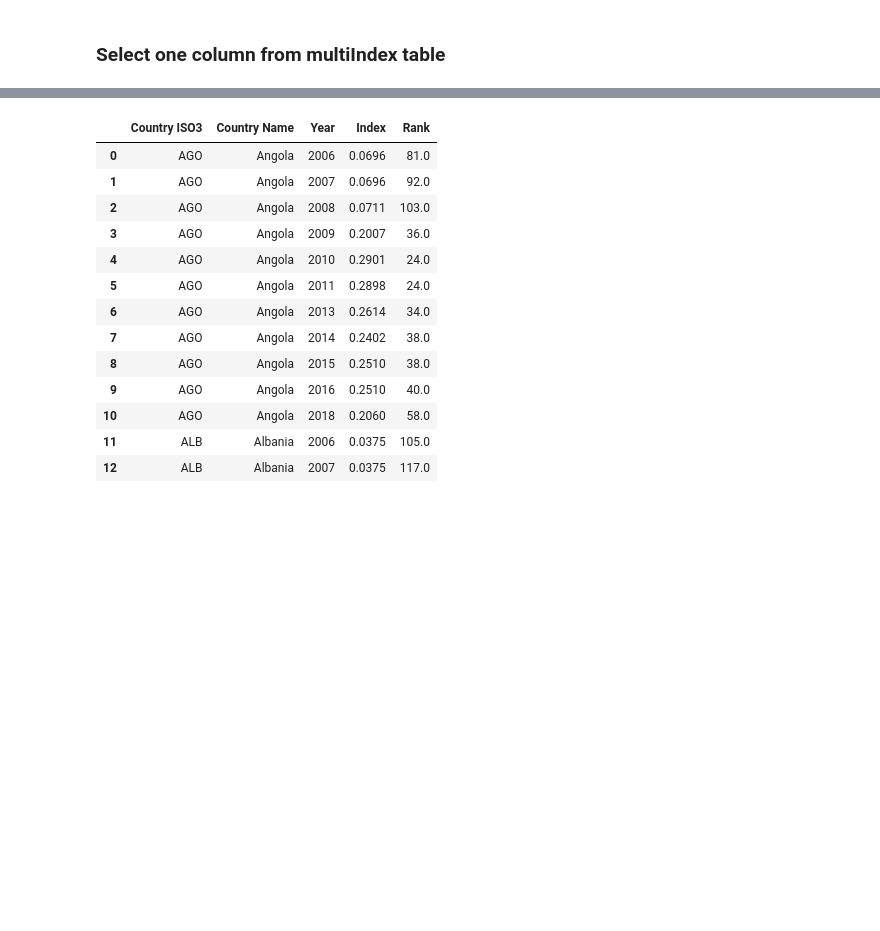
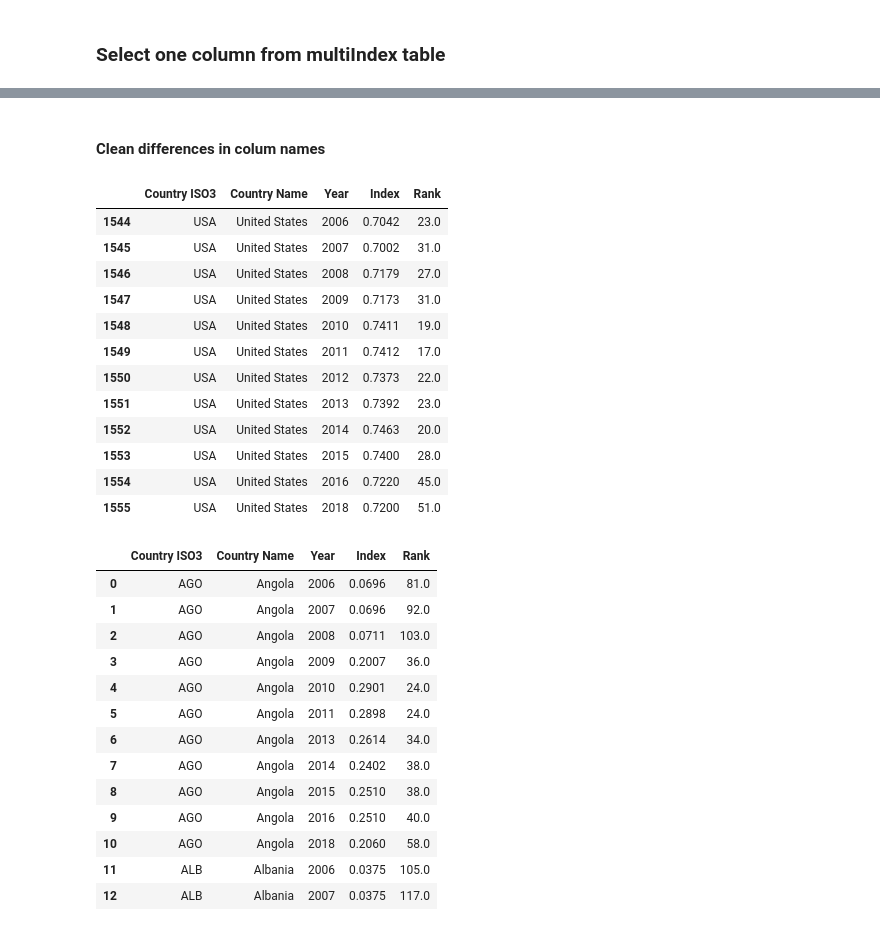
Before and after one commit to soniameller/equality-worldcup, a Jupyter notebook: resources/gender-ranking/gender-gap-dataset.ipynb, the cells around one changed output, grey strips where cells are left out. Cells and saved outputs as stored; diff of their text form; code cells hidden in the pictures; blank space fills up the shorter version.

```diff
--- a/resources/World Economic Forum’s rankings/gender-gap-dataset.ipynb
+++ b/resources/gender-ranking/gender-gap-dataset.ipynb
@@ -46,11 +46,10 @@ indicators
 # %% [markdown]
 ### Pivot table
 # %%
-pivot_gender_gap = pd.pivot_table(melted_gender_gap, index=['Country ISO3','Country Name','Year'],values=["Value"],columns=["Indicator","Subindicator Type"]).head(50)
+pivot_gender_gap = pd.pivot_table(melted_gender_gap, index=['Country ISO3','Country Name','Year'],values=["Value"],columns=["Indicator","Subindicator Type"])
 
 # This erases the first level of multiindex columns
 pivot_gender_gap.columns = pivot_gender_gap.columns.droplevel()
-
 pivot_gender_gap.head()
 # %% [output]
 |  |  | Indicator | Enrolment in primary education |  | Enrolment in secondary education |  | ... |
@@ -73,2 +74,2 @@ def df_by_indicator(indicator):
 # %%
-df_by_indicator('Overall Global Gender Gap Index').head(13)
+overall_global_gender_gap = df_by_indicator('Overall Global Gender Gap Index')
@@ -89,0 +76,73 @@ df_by_indicator('Overall Global Gender Gap Index').head(13)
+# %% [markdown]
+#### Clean differences in colum names
+# %%
+overall_global_gender_gap.loc[overall_global_gender_gap['Country ISO3'] == 'DEU','Country ISO3'] = "GER"
+overall_global_gender_gap.loc[overall_global_gender_gap['Country ISO3'] == 'AGO','Country ISO3'] = "ANG"
+overall_global_gender_gap.loc[overall_global_gender_gap['Country ISO3'] == 'NLD','Country ISO3'] = "NED"
+overall_global_gender_gap.loc[overall_global_gender_gap['Country ISO3'] == 'BHS','Country ISO3'] = "BAH"
+overall_global_gender_gap.loc[overall_global_gender_gap['Country ISO3'] == 'BGD','Country ISO3'] = "BAN"
+overall_global_gender_gap.loc[overall_global_gender_gap['Country ISO3'] == 'DZA','Country ISO3'] = "ALG"
+overall_global_gender_gap.loc[overall_global_gender_gap['Country ISO3'] == 'BTN','Country ISO3'] = "BHU"
+overall_global_gender_gap.loc[overall_global_gender_gap['Country ISO3'] == 'BTN','Country ISO3'] = "BHU"
+overall_global_gender_gap.loc[overall_global_gender_gap['Country ISO3'] == 'BWA','Country ISO3'] = "BOT"
+overall_global_gender_gap.loc[overall_global_gender_gap['Country ISO3'] == 'BRN','Country ISO3'] = "BRU"
+overall_global_gender_gap.loc[overall_global_gender_gap['Country ISO3'] == 'BGR','Country ISO3'] = "BUL"
+overall_global_gender_gap.loc[overall_global_gender_gap['Country ISO3'] == 'KHM','Country ISO3'] = "CAM"
+overall_global_gender_gap.loc[overall_global_gender_gap['Country ISO3'] == 'COD','Country ISO3'] = "CGO"
+overall_global_gender_gap.loc[overall_global_gender_gap['Country ISO3'] == 'CRI','Country ISO3'] = "CRC"
+overall_global_gender_gap.loc[overall_global_gender_gap['Country ISO3'] == 'CRI','Country ISO3'] = "HRV"
+overall_global_gender_gap.loc[overall_global_gender_gap['Country ISO3'] == 'DNK','Country ISO3'] = "DEN"
+overall_global_gender_gap.loc[overall_global_gender_gap['Country ISO3'] == 'GBR','Country ISO3'] = "ENG"
+overall_global_gender_gap.loc[overall_global_gender_gap['Country ISO3'] == 'FJI','Country ISO3'] = "FIJ"
+overall_global_gender_gap.loc[overall_global_gender_gap['Country ISO3'] == 'GMB','Country ISO3'] = "GAM"
+overall_global_gender_gap.loc[overall_global_gender_gap['Country ISO3'] == 'GRC','Country ISO3'] = "GRE"
+overall_global_gender_gap.loc[overall_global_gender_gap['Country ISO3'] == 'GTM','Country ISO3'] = "GUA"
+overall_global_gender_gap.loc[overall_global_gender_gap['Country ISO3'] == 'GIN','Country ISO3'] = "GUI"
+overall_global_gender_gap.loc[overall_global_gender_gap['Country ISO3'] == 'HND','Country ISO3'] = "HON"
+overall_global_gender_gap.loc[overall_global_gender_gap['Country ISO3'] == 'SAU','Country ISO3'] = "KSA"
+overall_global_gender_gap.loc[overall_global_gender_gap['Country ISO3'] == 'KWT','Country ISO3'] = "KUW"
+overall_global_gender_gap.loc[overall_global_gender_gap['Country ISO3'] == 'LSO','Country ISO3'] = "LES"
+overall_global_gender_gap.loc[overall_global_gender_gap['Country ISO3'] == 'ZWE','Country ISO3'] = "ZIM"
+overall_global_gender_gap.loc[overall_global_gender_gap['Country ISO3'] == 'ARE','Country ISO3'] = "UAE"
+overall_global_gender_gap.loc[overall_global_gender_gap['Country ISO3'] == 'CHE','Country ISO3'] = "SUI"
+overall_global_gender_gap.loc[overall_global_gender_gap['Country ISO3'] == 'CHL','Country ISO3'] = "CHI"
+overall_global_gender_gap.loc[overall_global_gender_gap['Country ISO3'] == 'HRV','Country ISO3'] = "CRO"
+overall_global_gender_gap.loc[overall_global_gender_gap['Country ISO3'] == 'LBN','Country ISO3'] = "LIB"
+overall_global_gender_gap.loc[overall_global_gender_gap['Country ISO3'] == 'LKA','Country ISO3'] = "SRI"
+overall_global_gender_gap.loc[overall_global_gender_gap['Country ISO3'] == 'MDG','Country ISO3'] = "MAD"
+overall_global_gender_gap.loc[overall_global_gender_gap['Country ISO3'] == 'MMR','Country ISO3'] = "MYA"
+overall_global_gender_gap.loc[overall_global_gender_gap['Country ISO3'] == 'MRT','Country ISO3'] = "MTN"
+overall_global_gender_gap.loc[overall_global_gender_gap['Country ISO3'] == 'MUS','Country ISO3'] = "MRI"
+overall_global_gender_gap.loc[overall_global_gender_gap['Country ISO3'] == 'MYS','Country ISO3'] = "MAS"
+overall_global_gender_gap.loc[overall_global_gender_gap['Country ISO3'] == 'NIC','Country ISO3'] = "NCA"
+overall_global_gender_gap.loc[overall_global_gender_gap['Country ISO3'] == 'NPL','Country ISO3'] = "NEP"
+overall_global_gender_gap.loc[overall_global_gender_gap['Country ISO3'] == 'OMN','Country ISO3'] = "OMA"
+overall_global_gender_gap.loc[overall_global_gender_gap['Country ISO3'] == 'PHL','Country ISO3'] = "PHI"
+overall_global_gender_gap.loc[overall_global_gender_gap['Country ISO3'] == 'PRT','Country ISO3'] = "POR"
+overall_global_gender_gap.loc[overall_global_gender_gap['Country ISO3'] == 'PRY','Country ISO3'] = "PAR"
+overall_global_gender_gap.loc[overall_global_gender_gap['Country ISO3'] == 'SGP','Country ISO3'] = "SIN"
+overall_global_gender_gap.loc[overall_global_gender_gap['Country ISO3'] == 'TCD','Country ISO3'] = "CHA"
+overall_global_gender_gap.loc[overall_global_gender_gap['Country ISO3'] == 'TGO','Country ISO3'] = "TOG"
+overall_global_gender_gap.loc[overall_global_gender_gap['Country ISO3'] == 'TTO','Country ISO3'] = "TRI"
+overall_global_gender_gap.loc[overall_global_gender_gap['Country ISO3'] == 'TZA','Country ISO3'] = "TAN"
+overall_global_gender_gap.loc[overall_global_gender_gap['Country ISO3'] == 'URY','Country ISO3'] = "URU"
+overall_global_gender_gap.loc[overall_global_gender_gap['Country ISO3'] == 'VNM','Country ISO3'] = "VIE"
+overall_global_gender_gap.loc[overall_global_gender_gap['Country ISO3'] == 'ZAF','Country ISO3'] = "RSA"
+overall_global_gender_gap.loc[overall_global_gender_gap['Country ISO3'] == 'ZMB','Country ISO3'] = "ZAM"
+
+
+overall_global_gender_gap[overall_global_gender_gap['Country ISO3'] == "USA"]
+# %% [output]
+|  | Country ISO3 | Country Name | Year | Index | Rank |
+| 1544 | USA | United States | 2006 | 0.7042 | 23.0 |
+| 1545 | USA | United States | 2007 | 0.7002 | 31.0 |
+| 1546 | USA | United States | 2008 | 0.7179 | 27.0 |
+| 1547 | USA | United States | 2009 | 0.7173 | 31.0 |
+| 1548 | USA | United States | 2010 | 0.7411 | 19.0 |
+| 1549 | USA | United States | 2011 | 0.7412 | 17.0 |
+| 1550 | USA | United States | 2012 | 0.7373 | 22.0 |
+| 1551 | USA | United States | 2013 | 0.7392 | 23.0 |
+| 1552 | USA | United States | 2014 | 0.7463 | 20.0 |
+| 1553 | USA | United States | 2015 | 0.7400 | 28.0 |
+| 1554 | USA | United States | 2016 | 0.7220 | 45.0 |
+| 1555 | USA | United States | 2018 | 0.7200 | 51.0 |
```
Also changed, not shown: parts of 4 cells of this notebook, 27 other files.
